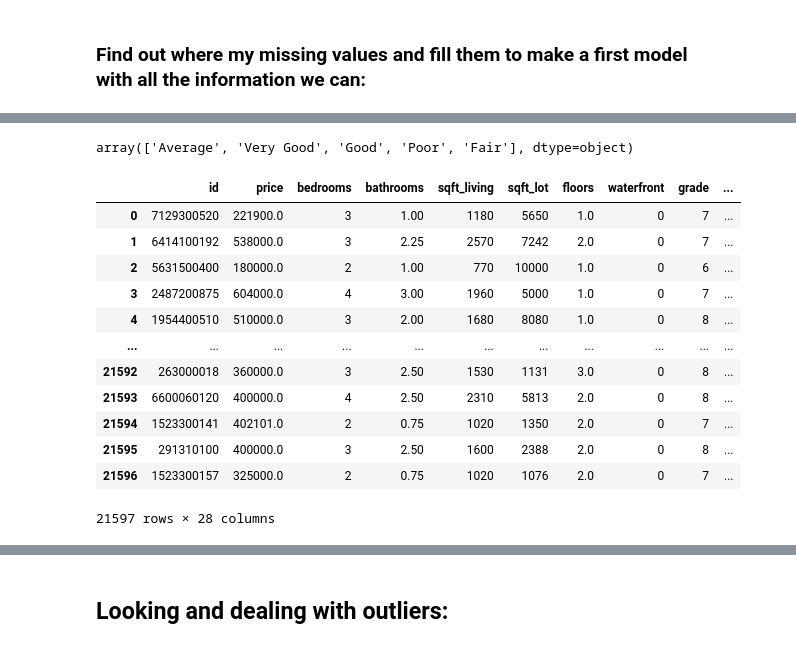
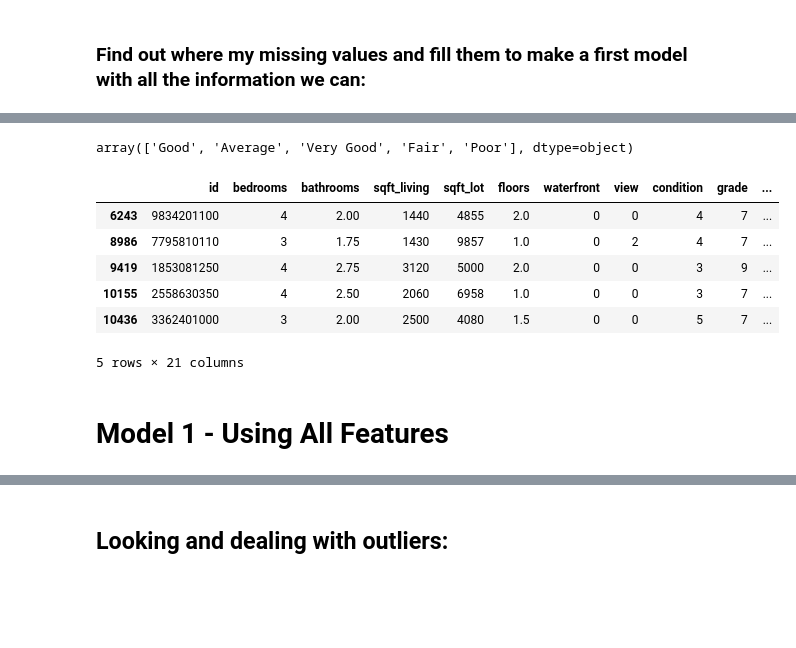
Before and after one commit to DataDoggo215/dsc-phase2-project, a Jupyter notebook: Master.ipynb, the cells around one changed output, grey strips where cells are left out. Cells and saved outputs as stored; diff of their text form; code cells hidden in the pictures; blank space fills up the shorter version.

Commit message:
changed categorical features cleaning. Created cleaning_data.ipynb for chleaning test data

```diff
--- a/Master.ipynb
+++ b/Master.ipynb
@@ -48,2 +54,5 @@ df = pd.read_csv('data/kc_house_data.csv')
+# %%
+df = X_train
+y = y_train
 # %% [markdown]
 ### Find out where my missing values and fill them to make a first model with all the information we can:
@@ -145,7 +130,13 @@ array(['NONE', 'GOOD', 'EXCELLENT', 'AVERAGE', 'FAIR'], dtype=object)
+# %%
+# Change view to numeric
+df['view'] = df['view'].apply(lambda x: 0 if x=='NONE' else (1 if x=='FAIR' else (2 if x=='AVERAGE' else (3 if x=='GOOD' else 4))))
 # %%
 df['condition'].unique()
 # %% [output]
-array(['Average', 'Very Good', 'Good', 'Poor', 'Fair'], dtype=object)
+array(['Good', 'Average', 'Very Good', 'Fair', 'Poor'], dtype=object)
+# %%
+# Change condition to numeric
+df['condition'] = df['condition'].apply(lambda x: 1 if x=='Poor' else (2 if x=='Fair' else (3 if x=='Average' else (4 if x=='Good' else 5))))
 # %%
 #Convert date column to 2 separate columns for month and year
 date = df['date'].str.split('/', expand=True)
@@ -154,22 +145,13 @@ df['year_sold'] = date[2].astype('int64')
 
 #Drop original date column
 df.drop(columns=['date'], axis=1, inplace=True)
-# %%
-# Get_dummies of categorical values
-df = pd.get_dummies(df, columns=['view', 'condition'], drop_first = True)
 # %%
-df
+df.head()
 # %% [output]
-|  | id | price | bedrooms | bathrooms | sqft_living | sqft_lot | floors | waterfront | grade | ... |
-| 0 | 7129300520 | 221900.0 | 3 | 1.00 | 1180 | 5650 | 1.0 | 0 | 7 | ... |
-| 1 | 6414100192 | 538000.0 | 3 | 2.25 | 2570 | 7242 | 2.0 | 0 | 7 | ... |
-| 2 | 5631500400 | 180000.0 | 2 | 1.00 | 770 | 10000 | 1.0 | 0 | 6 | ... |
-| 3 | 2487200875 | 604000.0 | 4 | 3.00 | 1960 | 5000 | 1.0 | 0 | 7 | ... |
-| 4 | 1954400510 | 510000.0 | 3 | 2.00 | 1680 | 8080 | 1.0 | 0 | 8 | ... |
-| ... | ... | ... | ... | ... | ... | ... | ... | ... | ... | ... |
-| 21592 | 263000018 | 360000.0 | 3 | 2.50 | 1530 | 1131 | 3.0 | 0 | 8 | ... |
-| 21593 | 6600060120 | 400000.0 | 4 | 2.50 | 2310 | 5813 | 2.0 | 0 | 8 | ... |
-| 21594 | 1523300141 | 402101.0 | 2 | 0.75 | 1020 | 1350 | 2.0 | 0 | 7 | ... |
-| 21595 | 291310100 | 400000.0 | 3 | 2.50 | 1600 | 2388 | 2.0 | 0 | 8 | ... |
-| 21596 | 1523300157 | 325000.0 | 2 | 0.75 | 1020 | 1076 | 2.0 | 0 | 7 | ... |
+|  | id | bedrooms | bathrooms | sqft_living | sqft_lot | floors | waterfront | view | condition | grade | ... |
+| 6243 | 9834201100 | 4 | 2.00 | 1440 | 4855 | 2.0 | 0 | 0 | 4 | 7 | ... |
+| 8986 | 7795810110 | 3 | 1.75 | 1430 | 9857 | 1.0 | 0 | 2 | 4 | 7 | ... |
+| 9419 | 1853081250 | 4 | 2.75 | 3120 | 5000 | 2.0 | 0 | 0 | 3 | 9 | ... |
+| 10155 | 2558630350 | 4 | 2.50 | 2060 | 6958 | 1.0 | 0 | 0 | 3 | 7 | ... |
+| 10436 | 3362401000 | 3 | 2.00 | 2500 | 4080 | 1.5 | 0 | 0 | 5 | 7 | ... |
-21597 rows × 28 columns
+5 rows × 21 columns
@@ -178 +158,3 @@ df
+# %% [markdown]
+# Model 1 - Using All Features
 # %%
```
Also changed, not shown: parts of 21 cells of this notebook, 1 other file.
